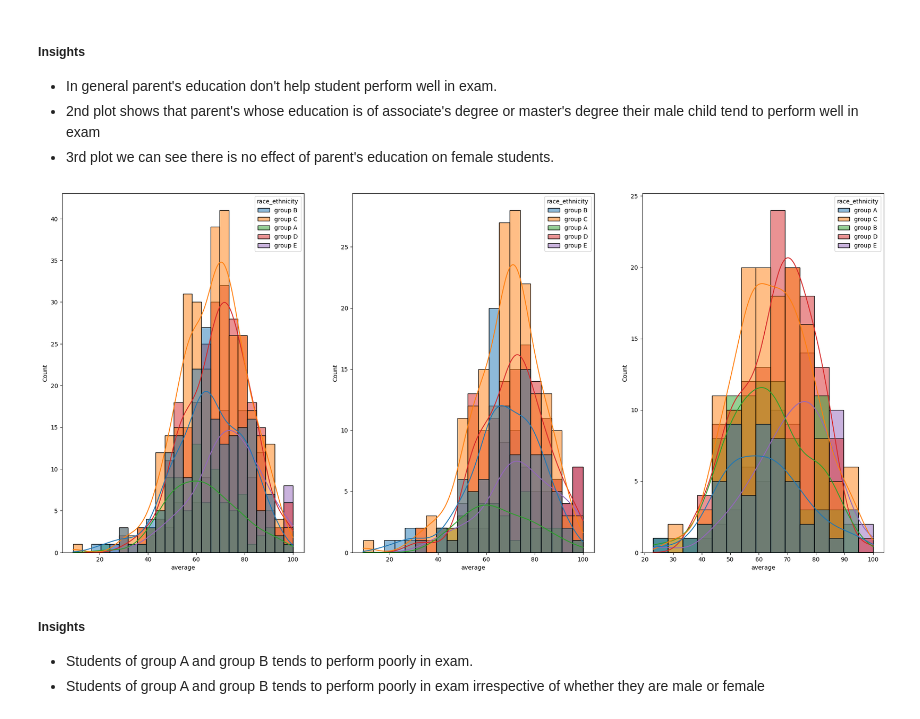
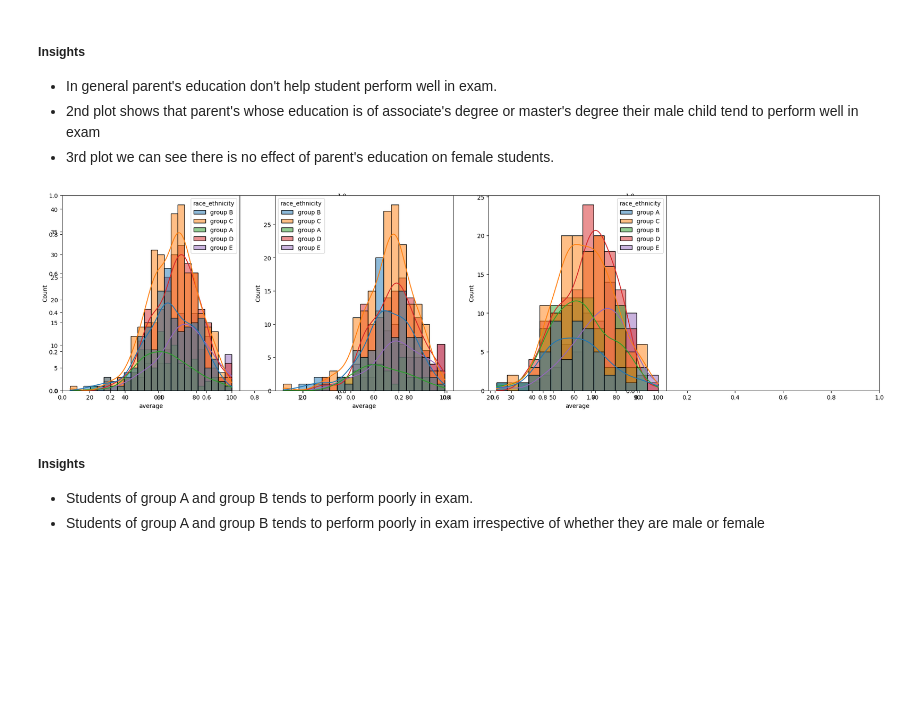
Before and after one commit to Subhalaxmijagat/MLproject, a Jupyter notebook: notebook/1 . EDA STUDENT PERFORMANCE .ipynb, the cells around one changed output. Saved outputs shown, nothing was run; the diff lists cells and outputs as text; code cells hidden in the pictures; blank space fills up the shorter version.

```diff
--- a/notebook/1 . EDA STUDENT PERFORMANCE .ipynb
+++ b/notebook/1 . EDA STUDENT PERFORMANCE .ipynb
@@ -300,16 +300,16 @@ plt.show()
 - 2nd plot shows that parent's whose education is of associate's degree or master's degree their male child tend to perform well in exam
 - 3rd plot we can see there is no effect of parent's education on female students.
 # %%
-plt.subplots(1,3,figsize=(25,11))
-plt.subplot(131)
+plt.subplots(1,3,figsize=(25,6))
+plt.subplot(141)
 ax =sns.histplot(data=df,x='average',kde=True,hue='race_ethnicity')
-plt.subplot(132)
+plt.subplot(142)
 ax =sns.histplot(data=df[df.gender=='female'],x='average',kde=True,hue='race_ethnicity')
-plt.subplot(133)
+plt.subplot(143)
 ax =sns.histplot(data=df[df.gender=='male'],x='average',kde=True,hue='race_ethnicity')
 plt.show()
 # %% [output]
-[figure, old version]
+[figure, new version]
 # %% [markdown]
 #####  Insights
 - Students of group A and group B tends to perform poorly in exam.
```
Also changed, not shown: parts of 10 cells of this notebook, 5 other files.
